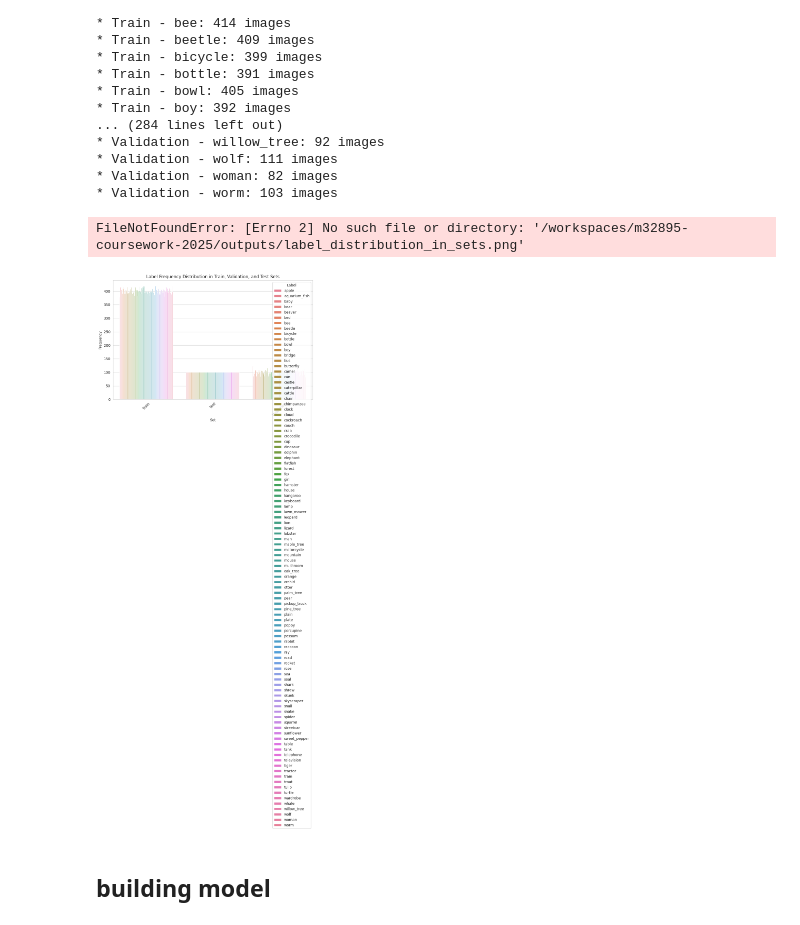
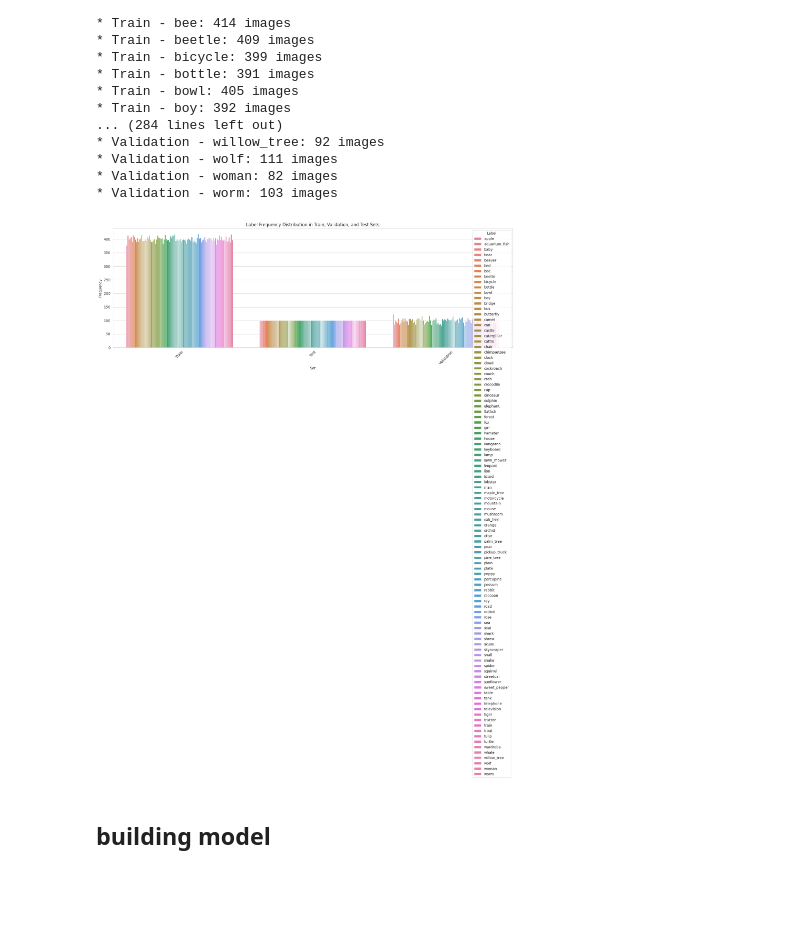
Before and after one commit to DawudAli123/Course-Work-Big-Data-2025, a Jupyter notebook: M32895_main_CW_up2089158_up2060325.ipynb, the cells around one changed output. Cells and saved outputs as stored; diff of their text form; code cells hidden in the pictures; blank space fills up the shorter version.

```diff
--- a/M32895_main_CW_up2089158_up2060325.ipynb
+++ b/M32895_main_CW_up2089158_up2060325.ipynb
@@ -199,15 +199,13 @@ count_labels(y_val, "Validation")
 # %%
 # Visualize the label distribution and save image
 sns.set_style("whitegrid")
-plt.figure(figsize=(10, 6))
+plt.figure(figsize=(20, 6))
 sns.barplot(data=df_freq, x='Set', y='Frequency', hue='Label')
 plt.xticks(rotation=45)
 plt.title("Label Frequency Distribution in Train, Validation, and Test Sets")
-plt.savefig("/workspaces/m32895-coursework-2025/outputs/label_distribution_in_sets.png", bbox_inches='tight', dpi=150)
 plt.show()
 # %% [output]
-FileNotFoundError: [Errno 2] No such file or directory: '/workspaces/m32895-coursework-2025/outputs/label_distribution_in_sets.png'
-[figure, old version]
+[figure, new version]
 # %% [markdown]
 ## building model
 # %%
```
